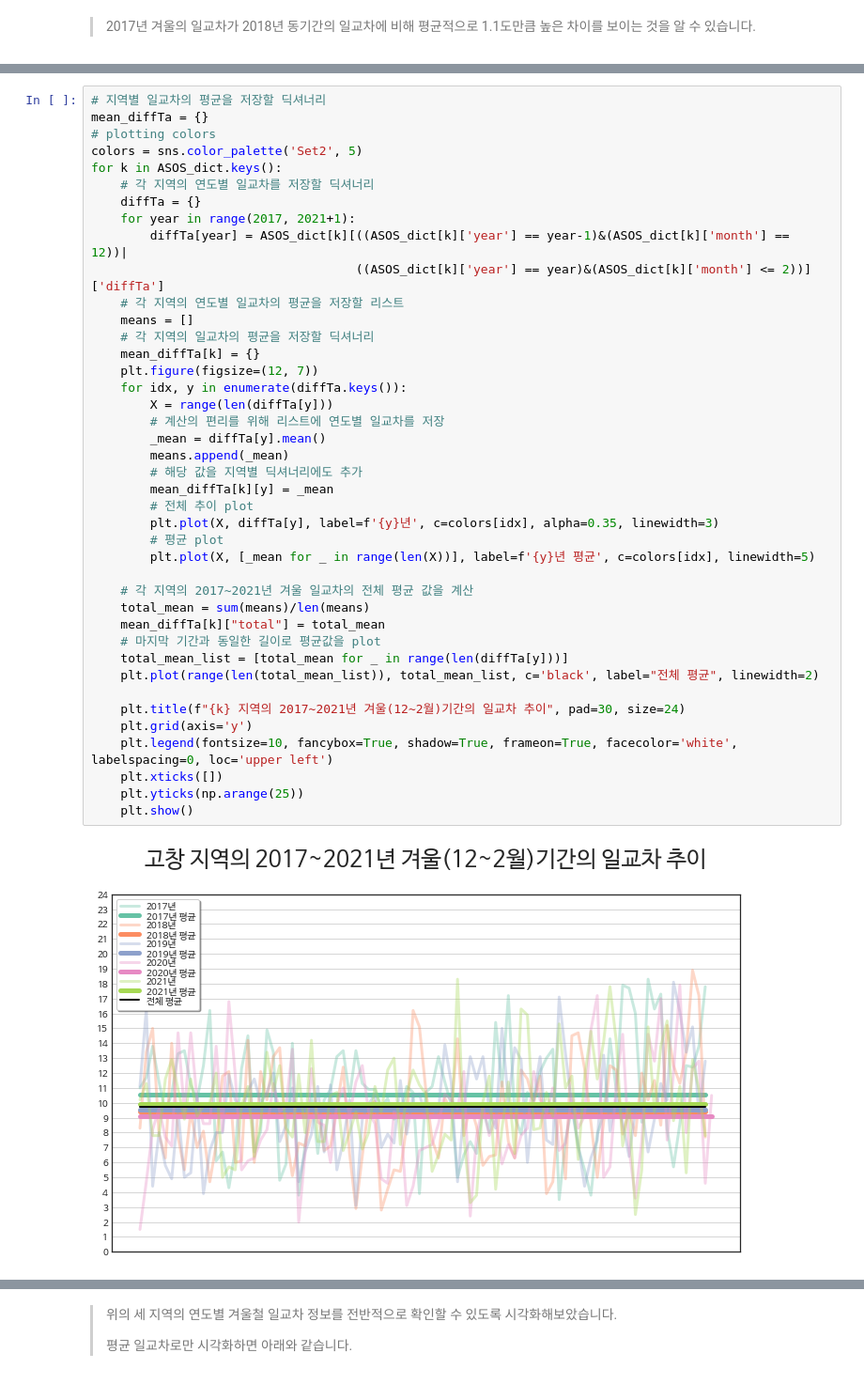
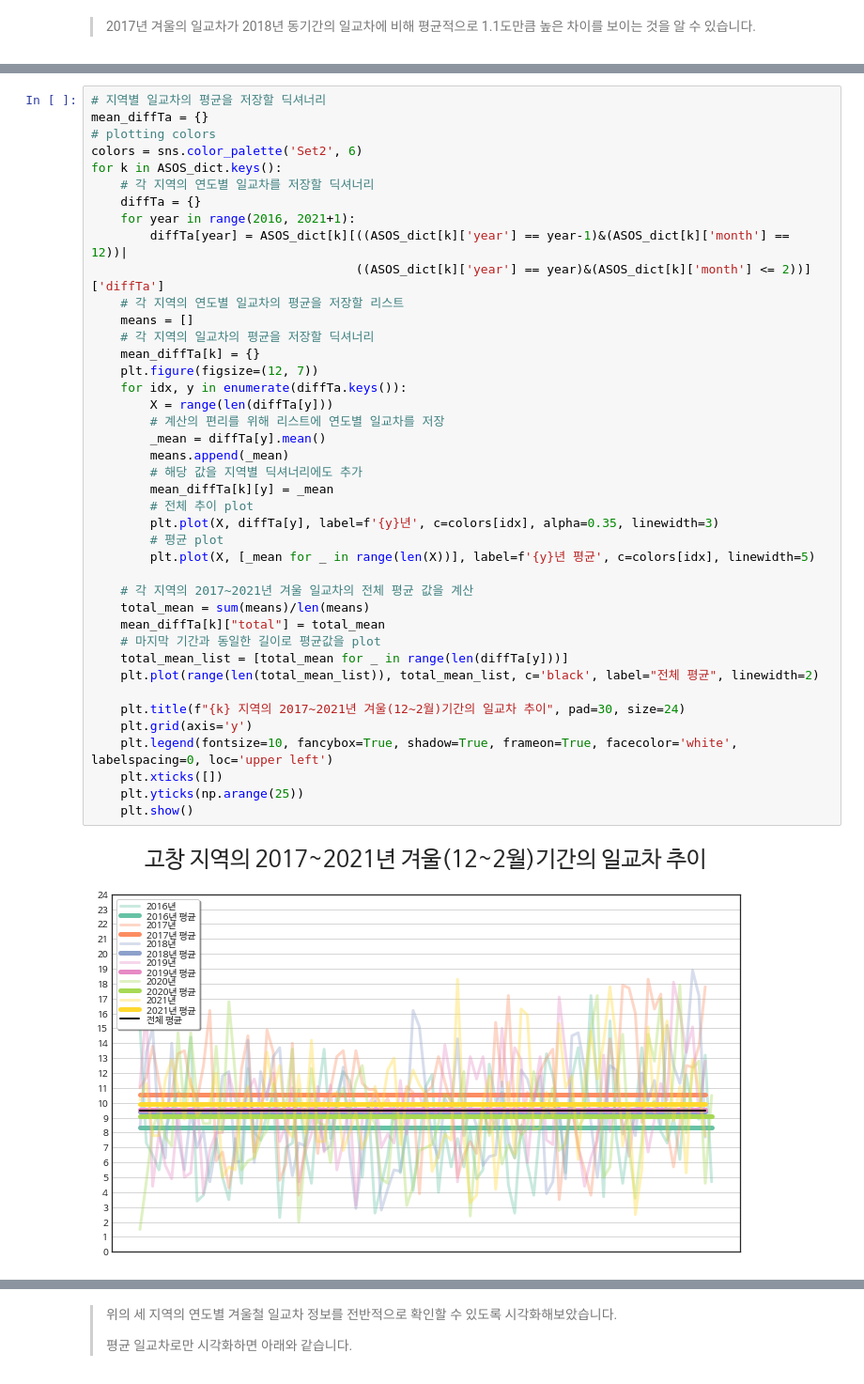
Before and after one commit to JinwangMok/UNI_data_anaysis, a Jupyter notebook: data_analysis.ipynb, the cells around one changed output, grey strips where cells are left out. Shown at 94% size. Cells and saved outputs as stored; diff of their text form.

```diff
--- a/data_analysis.ipynb
+++ b/data_analysis.ipynb
@@ -229,42 +230,42 @@ print(diffTa_2017.mean() - diffTa_2018.mean())
 # 지역별 일교차의 평균을 저장할 딕셔너리
 mean_diffTa = {}
 # plotting colors
-colors = sns.color_palette('Set2', 5)
+colors = sns.color_palette('Set2', 6)
 for k in ASOS_dict.keys():
     # 각 지역의 연도별 일교차를 저장할 딕셔너리
     diffTa = {}
-    for year in range(2017, 2021+1):
+    for year in range(2016, 2021+1):
         diffTa[year] = ASOS_dict[k][((ASOS_dict[k]['year'] == year-1)&(ASOS_dict[k]['month'] == 12))|
                                     ((ASOS_dict[k]['year'] == year)&(ASOS_dict[k]['month'] <= 2))]['diffTa']
     # 각 지역의 연도별 일교차의 평균을 저장할 리스트
     means = []
     # 각 지역의 일교차의 평균을 저장할 딕셔너리
     mean_diffTa[k] = {}
     plt.figure(figsize=(12, 7))
     for idx, y in enumerate(diffTa.keys()):
         X = range(len(diffTa[y]))
         # 계산의 편리를 위해 리스트에 연도별 일교차를 저장
         _mean = diffTa[y].mean()
         means.append(_mean)
         # 해당 값을 지역별 딕셔너리에도 추가
         mean_diffTa[k][y] = _mean
         # 전체 추이 plot
         plt.plot(X, diffTa[y], label=f'{y}년', c=colors[idx], alpha=0.35, linewidth=3)
         # 평균 plot
         plt.plot(X, [_mean for _ in range(len(X))], label=f'{y}년 평균', c=colors[idx], linewidth=5)
 
     # 각 지역의 2017~2021년 겨울 일교차의 전체 평균 값을 계산
     total_mean = sum(means)/len(means)
     mean_diffTa[k]["total"] = total_mean
     # 마지막 기간과 동일한 길이로 평균값을 plot
     total_mean_list = [total_mean for _ in range(len(diffTa[y]))]
     plt.plot(range(len(total_mean_list)), total_mean_list, c='black', label="전체 평균", linewidth=2)
 
     plt.title(f"{k} 지역의 2017~2021년 겨울(12~2월)기간의 일교차 추이", pad=30, size=24)
     plt.grid(axis='y')
     plt.legend(fontsize=10, fancybox=True, shadow=True, frameon=True, facecolor='white', labelspacing=0, loc='upper left')
     plt.xticks([])
     plt.yticks(np.arange(25))
     plt.show()
 # %% [output]
-[figure, old version]
+[figure, new version]
```
Also changed, not shown: parts of 32 cells of this notebook.
